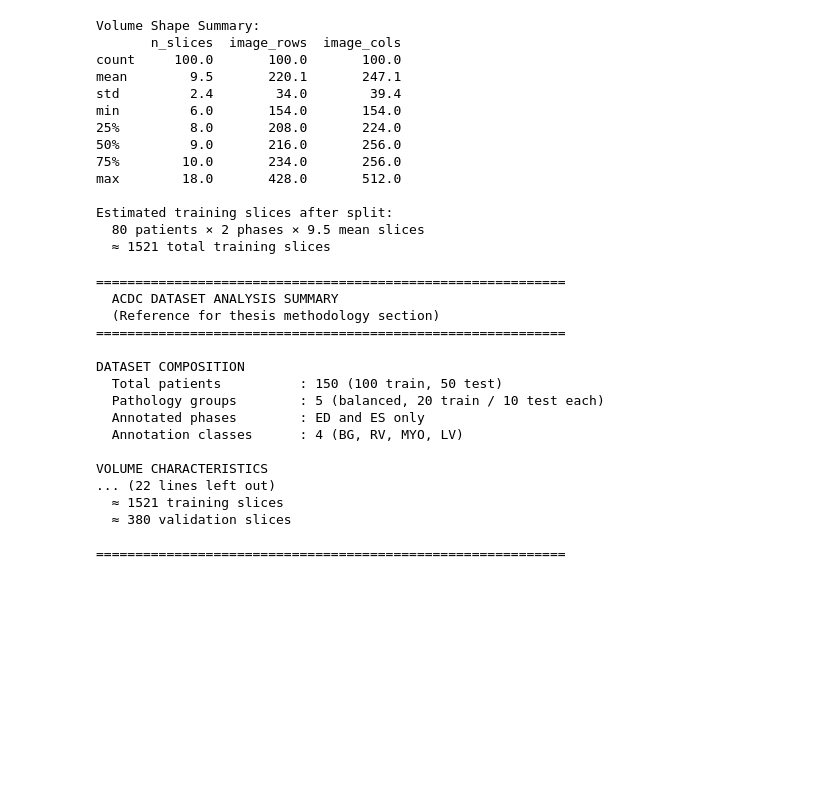
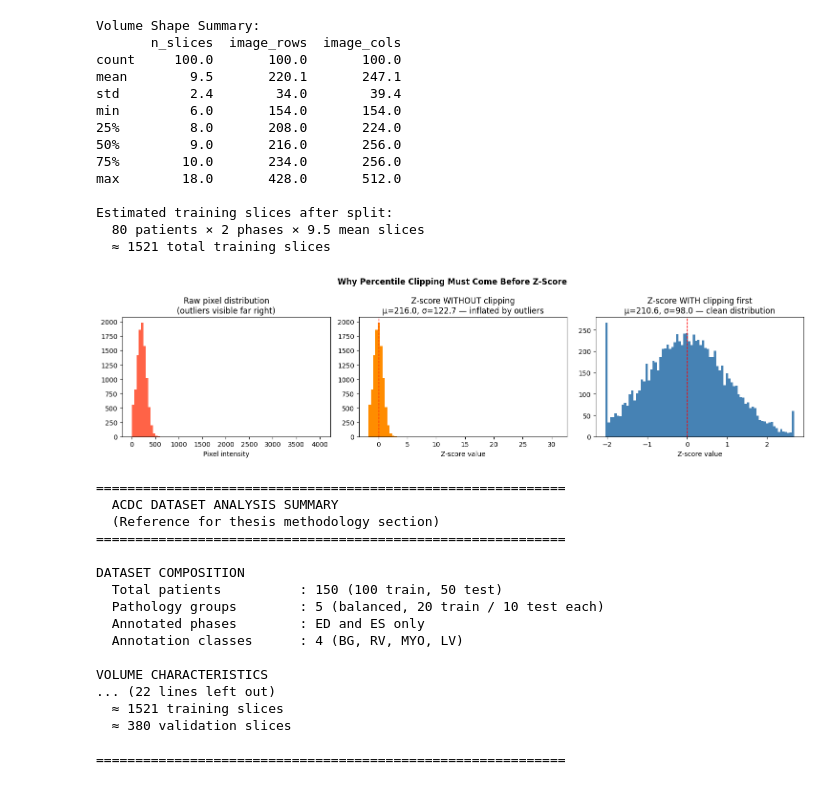
Before and after one commit to RashadulRD786/lweu-net-cardiac-mri, a Jupyter notebook: notebooks/02_preprocessing_validatation.ipynb, the cells around one changed output. Drawn from its saved outputs; the diff is of its cells as text; code cells hidden in the pictures; blank space fills up the shorter version.

```diff
--- a/notebooks/02_preprocessing_validatation.ipynb
+++ b/notebooks/02_preprocessing_validatation.ipynb
@@ -219,6 +219,58 @@ max        18.0       428.0       512.0
 Estimated training slices after split:
   80 patients × 2 phases × 9.5 mean slices
   ≈ 1521 total training slices
+# %%
+# Cell — Demonstrate outlier effect on z-score
+import matplotlib.pyplot as plt
+import numpy as np
+
+# Simulate patient004-like intensity distribution
+np.random.seed(42)
+normal_pixels = np.random.normal(loc=210, scale=100, size=10000)
+normal_pixels = np.clip(normal_pixels, 0, None)
+
+# Add a few extreme outliers (bright scanner artefacts)
+outlier_pixels = np.array([3500, 3800, 4025, 3200, 3600])
+all_pixels = np.concatenate([normal_pixels, outlier_pixels])
+
+fig, axes = plt.subplots(1, 3, figsize=(15, 4))
+fig.suptitle("Why Percentile Clipping Must Come Before Z-Score",
+             fontweight="bold")
+
+# Panel 1 — Raw distribution
+axes[0].hist(all_pixels, bins=80, color='tomato', edgecolor='none')
+axes[0].set_title("Raw pixel distribution\n(outliers visible far right)")
+axes[0].set_xlabel("Pixel intensity")
+
+# Panel 2 — Z-score WITHOUT clipping
+mu_raw = all_pixels[all_pixels > 0].mean()
+sig_raw = all_pixels[all_pixels > 0].std()
+z_raw = (all_pixels - mu_raw) / sig_raw
+axes[1].hist(z_raw, bins=80, color='darkorange', edgecolor='none')
+axes[1].set_title(f"Z-score WITHOUT clipping\n"
+                  f"μ={mu_raw:.1f}, σ={sig_raw:.1f} — inflated by outliers")
+axes[1].set_xlabel("Z-score value")
+axes[1].axvline(0, color='red', linestyle='--', linewidth=1)
+
+# Panel 3 — Z-score WITH clipping first
+p_low  = np.percentile(all_pixels[all_pixels > 0], 0.5)
+p_high = np.percentile(all_pixels[all_pixels > 0], 99.5)
+clipped = np.clip(all_pixels, p_low, p_high)
+mu_clip = clipped[clipped > 0].mean()
+sig_clip = clipped[clipped > 0].std()
+z_clip = (clipped - mu_clip) / sig_clip
+axes[2].hist(z_clip, bins=80, color='steelblue', edgecolor='none')
+axes[2].set_title(f"Z-score WITH clipping first\n"
+                  f"μ={mu_clip:.1f}, σ={sig_clip:.1f} — clean distribution")
+axes[2].set_xlabel("Z-score value")
+axes[2].axvline(0, color='red', linestyle='--', linewidth=1)
+
+plt.tight_layout()
+plt.savefig("../data/splits/outlier_handling_demonstration.png",
+            dpi=150, bbox_inches='tight')
+plt.show()
+# %% [output]
+[figure, added]
 # %%
 # Cell 5 — Print complete analysis summary for thesis reference
 
```
